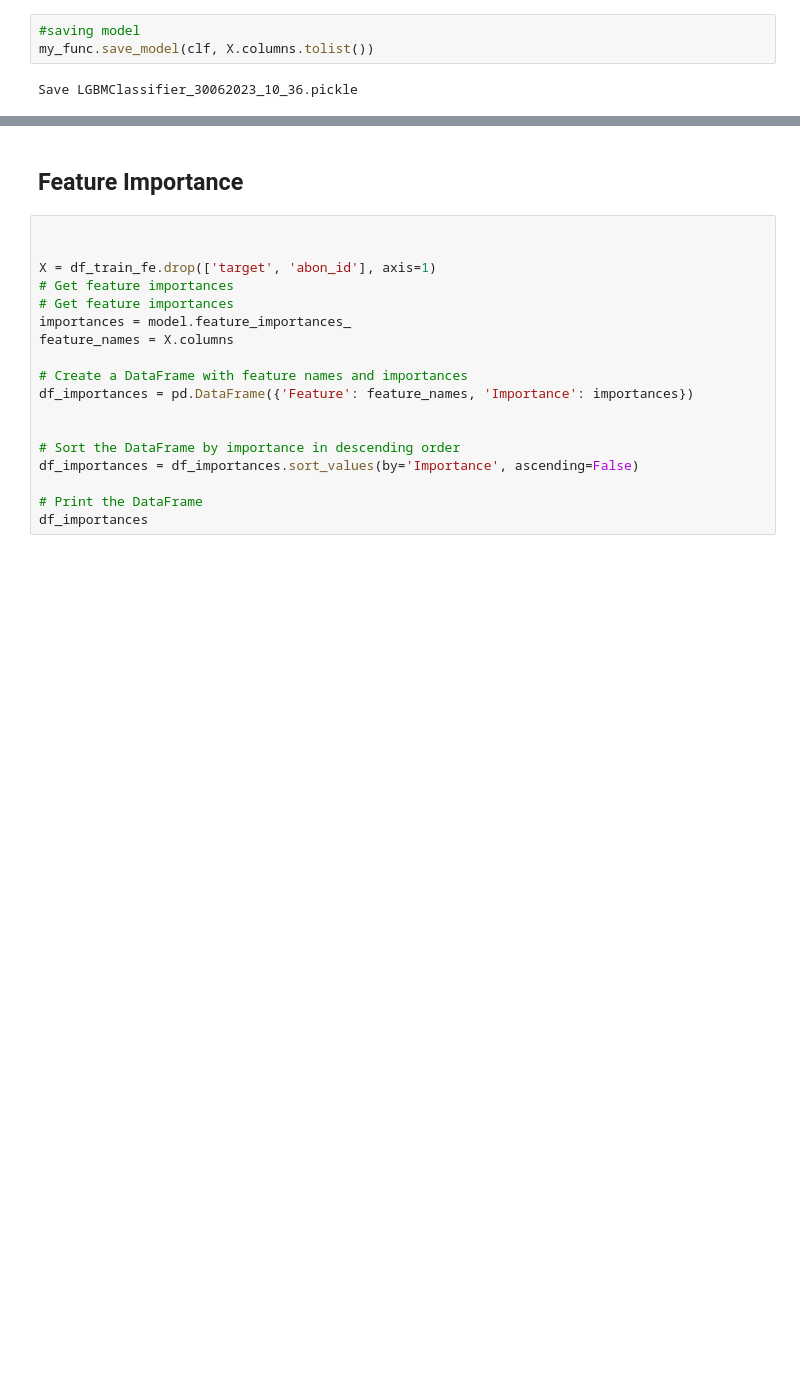
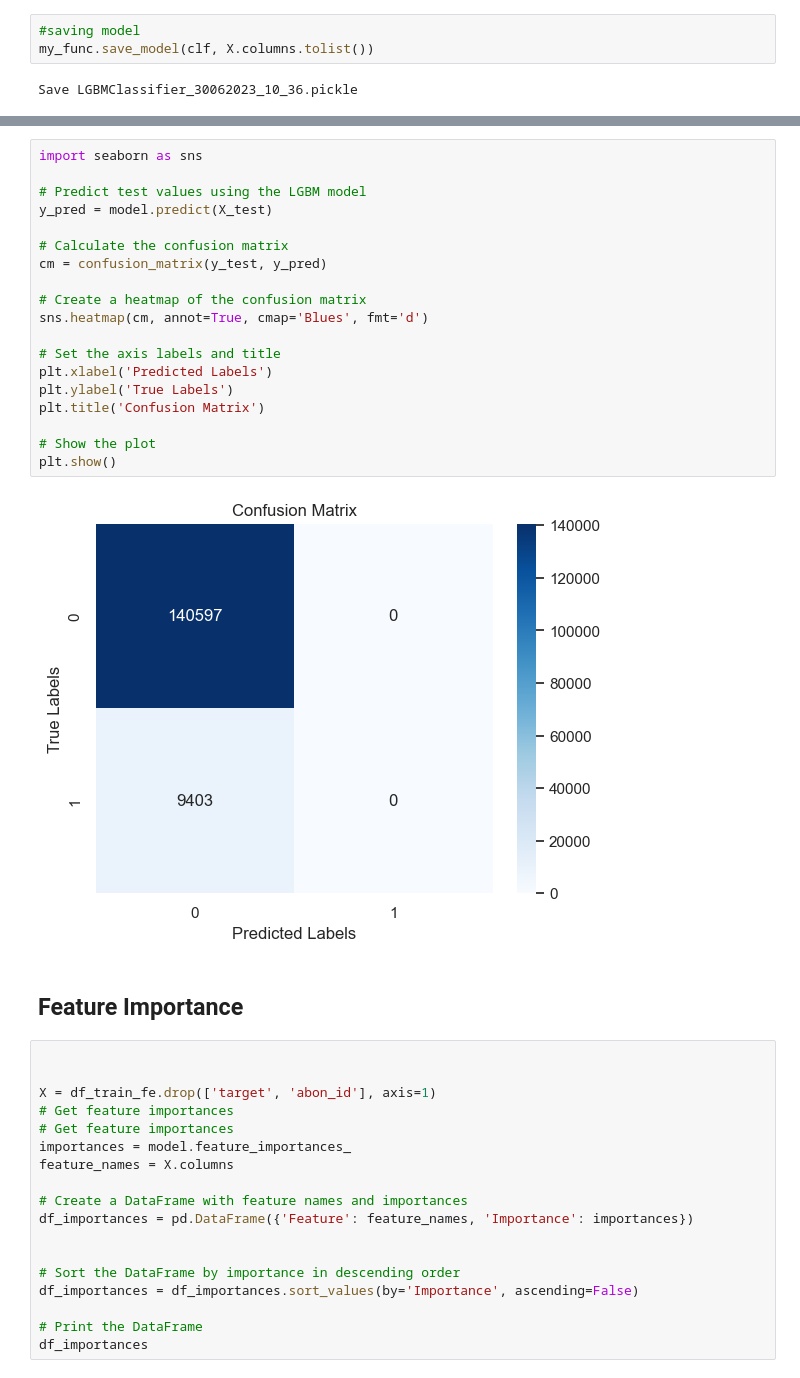
Before and after one commit to volry/subscriber-churn, a Jupyter notebook: BDL-final.ipynb, the cells around one changed output, grey strips where cells are left out. Saved outputs shown, nothing was run; the diff lists cells and outputs as text; blank space fills up the shorter version.

```diff
--- a/BDL-final.ipynb
+++ b/BDL-final.ipynb
@@ -338,3 +395,24 @@ Save LGBMClassifier_30062023_10_36.pickle
+# %%
+import seaborn as sns
+
+# Predict test values using the LGBM model
+y_pred = model.predict(X_test)
+
+# Calculate the confusion matrix
+cm = confusion_matrix(y_test, y_pred)
+
+# Create a heatmap of the confusion matrix
+sns.heatmap(cm, annot=True, cmap='Blues', fmt='d')
+
+# Set the axis labels and title
+plt.xlabel('Predicted Labels')
+plt.ylabel('True Labels')
+plt.title('Confusion Matrix')
+
+# Show the plot
+plt.show()
+# %% [output]
+[figure, added]
 # %% [markdown]
 ## Feature Importance
 # %%
```
Also changed, not shown: parts of 2 cells of this notebook.
